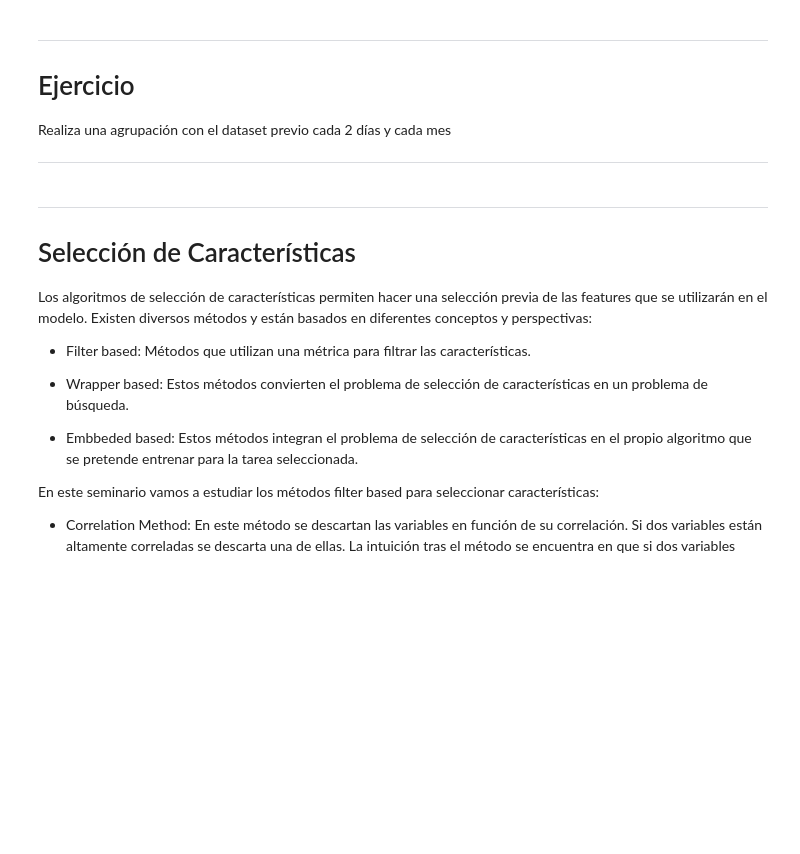
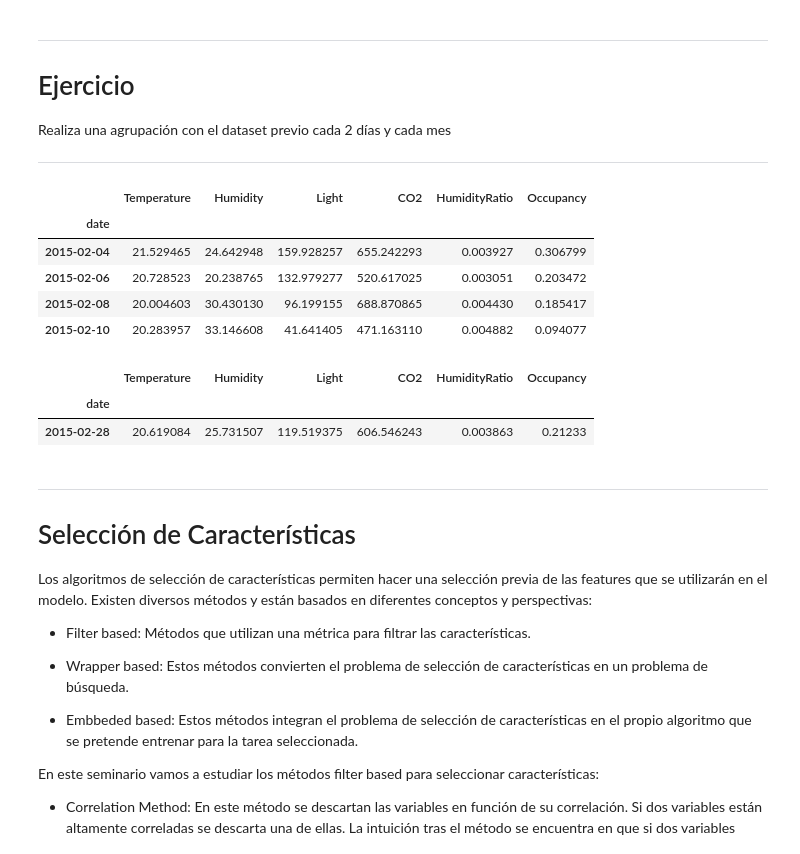
Before and after one commit to JuFeGa/Clase_Javier_Cuadra, a Jupyter notebook: Preprocess_data.ipynb, the cells around one changed output. Saved outputs shown, nothing was run; the diff lists cells and outputs as text; code cells hidden in the pictures; blank space fills up the shorter version.

```diff
--- a/Preprocess_data.ipynb
+++ b/Preprocess_data.ipynb
@@ -394,3 +456,27 @@ Realiza una agrupación con el dataset previo cada 2 días y cada mes
+# %%
+# Tu código aquí
+dataset = pd.read_csv("./datatraining.txt")
+dataset["date"] = dataset["date"].astype("datetime64[ns]")
+grouper = pd.Grouper(key="date", freq="2D")
+group_df = dataset.groupby(grouper).mean()
+group_df
+# %% [output]
+|  | Temperature | Humidity | Light | CO2 | HumidityRatio | Occupancy |
+| date |  |  |  |  |  |  |
+| 2015-02-04 | 21.529465 | 24.642948 | 159.928257 | 655.242293 | 0.003927 | 0.306799 |
+| 2015-02-06 | 20.728523 | 20.238765 | 132.979277 | 520.617025 | 0.003051 | 0.203472 |
+| 2015-02-08 | 20.004603 | 30.430130 | 96.199155 | 688.870865 | 0.004430 | 0.185417 |
+| 2015-02-10 | 20.283957 | 33.146608 | 41.641405 | 471.163110 | 0.004882 | 0.094077 |
+# %%
+dataset = pd.read_csv("./datatraining.txt")
+dataset["date"] = dataset["date"].astype("datetime64[ns]")
+grouper = pd.Grouper(key="date", freq="M")
+group_df = dataset.groupby(grouper).mean()
+group_df
+# %% [output]
+|  | Temperature | Humidity | Light | CO2 | HumidityRatio | Occupancy |
+| date |  |  |  |  |  |  |
+| 2015-02-28 | 20.619084 | 25.731507 | 119.519375 | 606.546243 | 0.003863 | 0.21233 |
 # %% [markdown]
 
 
```
Also changed, not shown: parts of 14 cells of this notebook.
